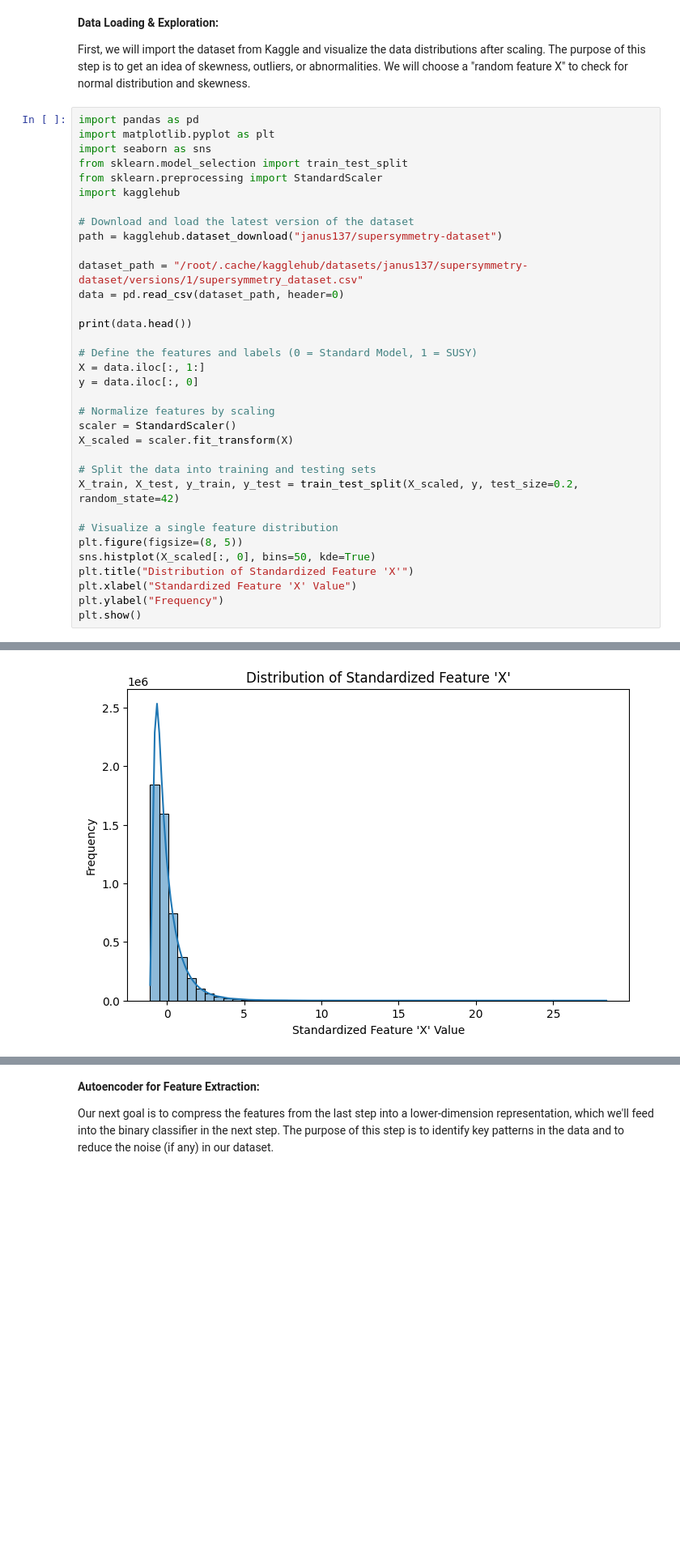
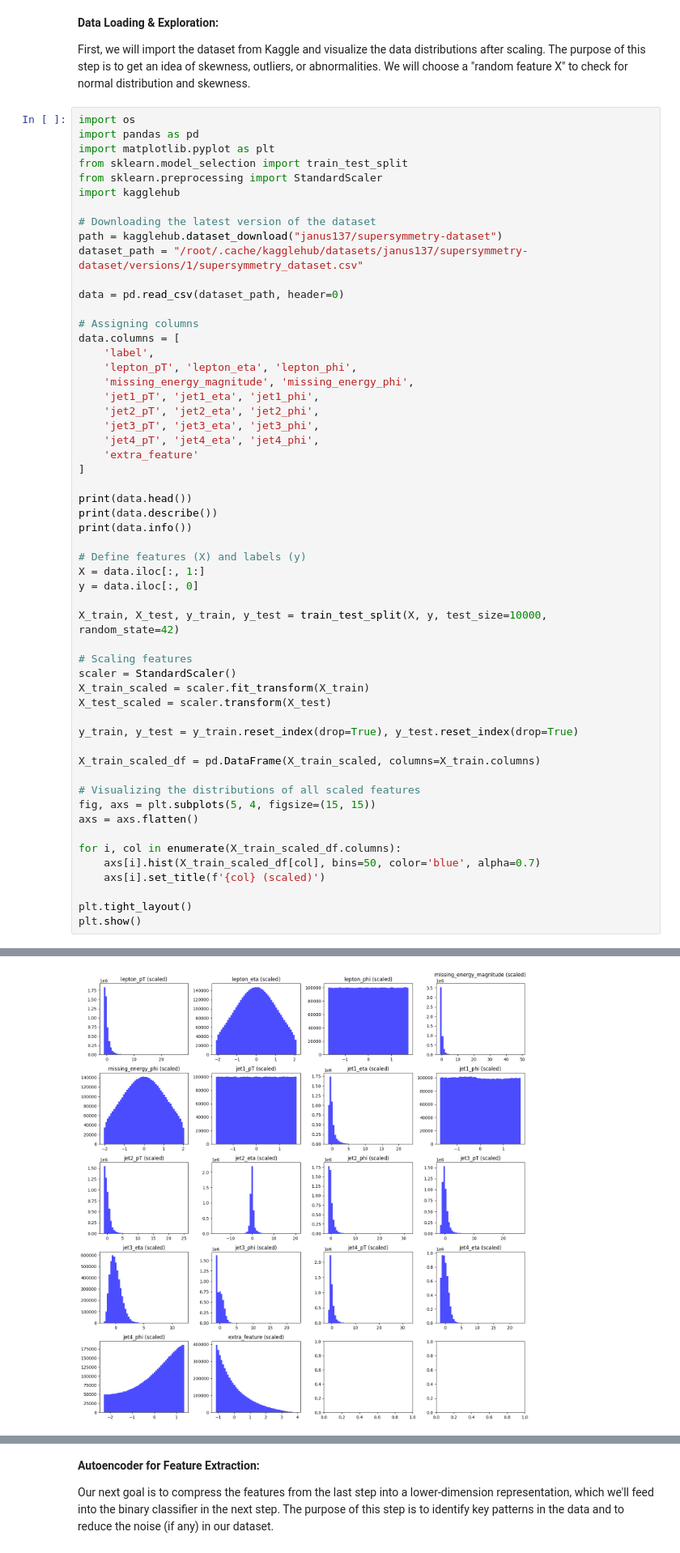
Before and after one commit to fariyanalam/Projects, a Jupyter notebook: PHYS152_Final_Project.ipynb, the cells around one changed output, grey strips where cells are left out. Shown at 81% size. Saved outputs shown, nothing was run; the diff lists cells and outputs as text; blank space fills up the shorter version.

```diff
--- a/PHYS152_Final_Project.ipynb
+++ b/PHYS152_Final_Project.ipynb
@@ -13,37 +13,58 @@ fermions and bosons, physicists can analyze collision data to identify differenc
 
 First, we will import the dataset from Kaggle and visualize the data distributions after scaling. The purpose of this step is to get an idea of skewness, outliers, or abnormalities. We will choose a "random feature X" to check for normal distribution and skewness.
 # %%
+import os
 import pandas as pd
 import matplotlib.pyplot as plt
-import seaborn as sns
 from sklearn.model_selection import train_test_split
 from sklearn.preprocessing import StandardScaler
 import kagglehub
 
-# Download and load the latest version of the dataset
+# Downloading the latest version of the dataset
 path = kagglehub.dataset_download("janus137/supersymmetry-dataset")
+dataset_path = "/root/.cache/kagglehub/datasets/janus137/supersymmetry-dataset/versions/1/supersymmetry_dataset.csv"
 
-dataset_path = "/root/.cache/kagglehub/datasets/janus137/supersymmetry-dataset/versions/1/supersymmetry_dataset.csv"
 data = pd.read_csv(dataset_path, header=0)
 
+# Assigning columns
+data.columns = [
+    'label',
+    'lepton_pT', 'lepton_eta', 'lepton_phi',
+    'missing_energy_magnitude', 'missing_energy_phi',
+    'jet1_pT', 'jet1_eta', 'jet1_phi',
+    'jet2_pT', 'jet2_eta', 'jet2_phi',
+    'jet3_pT', 'jet3_eta', 'jet3_phi',
+    'jet4_pT', 'jet4_eta', 'jet4_phi',
+    'extra_feature'
+]
+
 print(data.head())
+print(data.describe())
+print(data.info())
 
-# Define the features and labels (0 = Standard Model, 1 = SUSY)
+# Define features (X) and labels (y)
 X = data.iloc[:, 1:]
 y = data.iloc[:, 0]
 
-# Normalize features by scaling
+X_train, X_test, y_train, y_test = train_test_split(X, y, test_size=10000, random_state=42)
+
+# Scaling features
 scaler = StandardScaler()
-X_scaled = scaler.fit_transform(X)
+X_train_scaled = scaler.fit_transform(X_train)
+X_test_scaled = scaler.transform(X_test)
 
-# Split the data into training and testing sets
-X_train, X_test, y_train, y_test = train_test_split(X_scaled, y, test_size=0.2, random_state=42)
+y_train, y_test = y_train.reset_index(drop=True), y_test.reset_index(drop=True)
 
-# Visualize a single feature distribution
-plt.figure(figsize=(8, 5))
-sns.histplot(X_scaled[:, 0], bins=50, kde=True)
-plt.title("Distribution of Standardized Feature 'X'")
-plt.xlabel("Standardized Feature 'X' Value")
-plt.ylabel("Frequency")
+X_train_scaled_df = pd.DataFrame(X_train_scaled, columns=X_train.columns)
+
+# Visualizing the distributions of all scaled features
+fig, axs = plt.subplots(5, 4, figsize=(15, 15))
+axs = axs.flatten()
+
+for i, col in enumerate(X_train_scaled_df.columns):
+    axs[i].hist(X_train_scaled_df[col], bins=50, color='blue', alpha=0.7)
+    axs[i].set_title(f'{col} (scaled)')
+
+plt.tight_layout()
 plt.show()
 # %% [output]
@@ -70 +91 @@ Extracting files...
-[figure, old version]
+[figure, new version]
```
Also changed, not shown: parts of 6 cells of this notebook.
